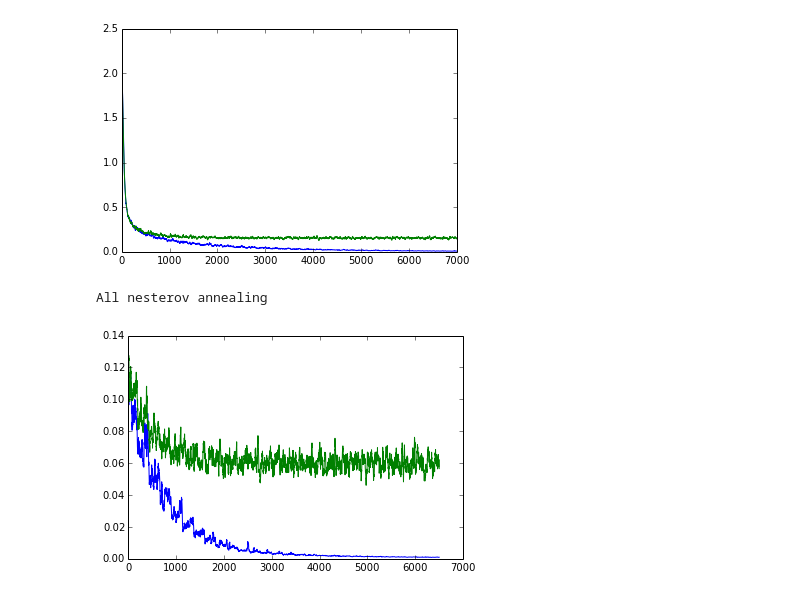
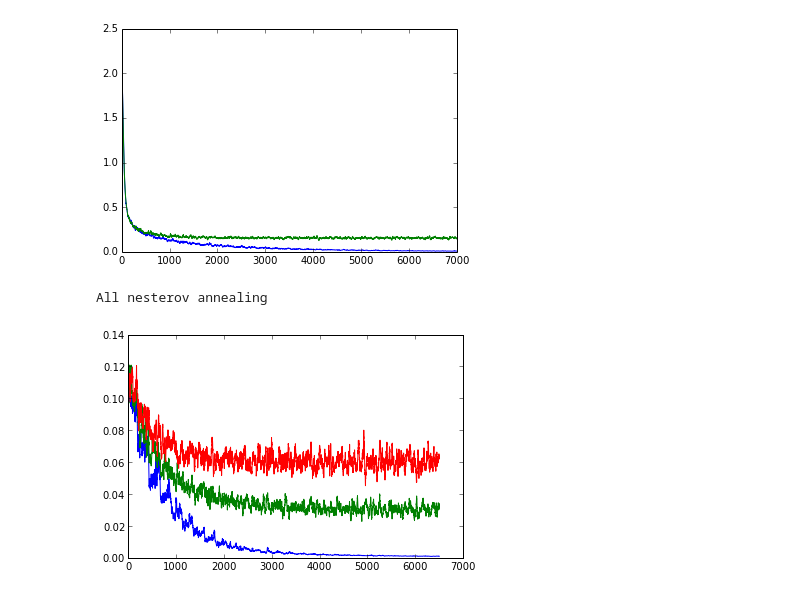
Before and after one commit to awni/229t_project, a Jupyter notebook: notebooks/opt-comp.ipynb, the cells around one changed output. Drawn from its saved outputs; the diff is of its cells as text; code cells hidden in the pictures.

```diff
--- a/notebooks/opt-comp.ipynb
+++ b/notebooks/opt-comp.ipynb
@@ -144,12 +144,12 @@ All sgd annealing
 # %%
 files = []
 formatf = "../models/%s_step_%.3f_mom_%.3f_anneal_%.3f.bin"
-files.append("../models/nesterov_step_"+str(1e-1)+"_mom_"+str(0.9)+".bin")
-files.append(formatf%('nesterov',1e-1,0.9,1.5))
+for anneal in [1,1.25,1.5]:
+    files.append(formatf%('nesterov',.1,0.9,anneal))
 costMat = loadAll(files)
 print "All nesterov annealing"
 plt.plot(costMat.T[500:,:])
 plt.show()
 # %% [output]
 All nesterov annealing
-[figure, old version]
+[figure, new version]
```
Also changed, not shown: parts of 4 cells of this notebook, 7 other files.
